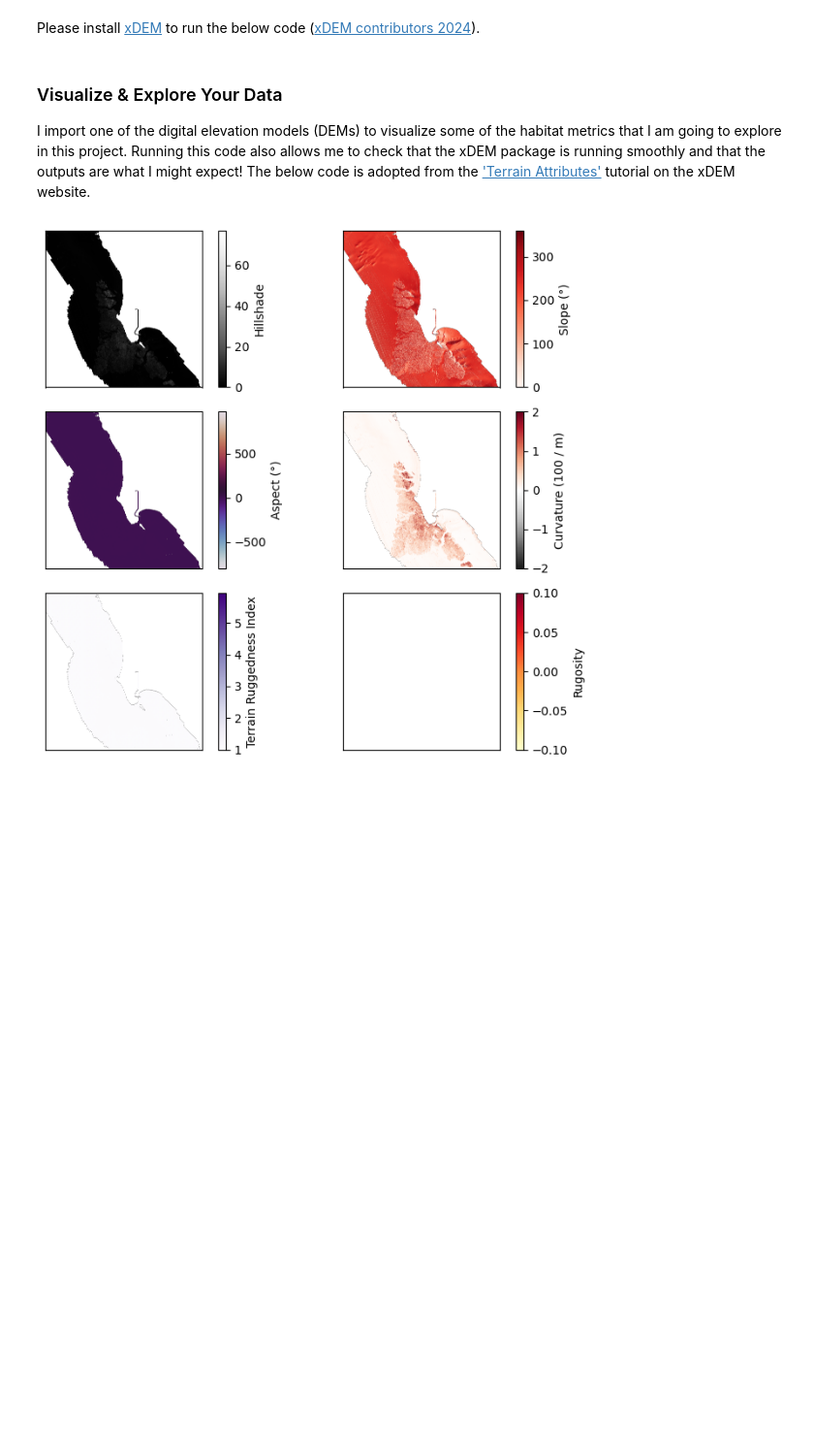
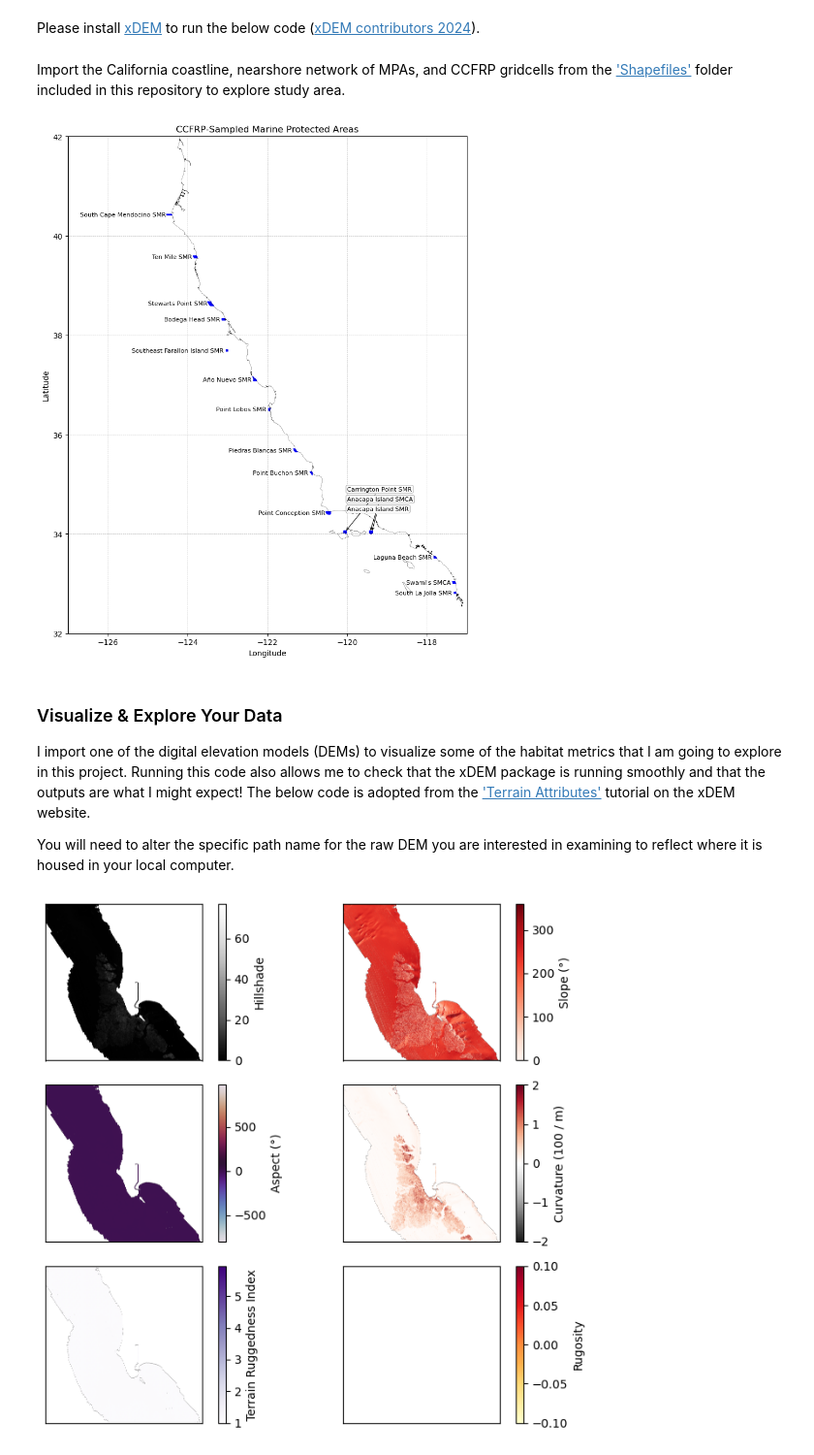
Before and after one commit to daleycarolinec/ms263, a Jupyter notebook: Calculate Habitat Metrics with xDEM.ipynb, the cells around one changed output. Shown: that part at 97% size. Cells and saved outputs as stored; diff of their text form; code cells hidden in the pictures; blank space fills up the shorter version.

```diff
--- a/Calculate Habitat Metrics with xDEM.ipynb
+++ b/Calculate Habitat Metrics with xDEM.ipynb
@@ -16,8 +16,86 @@ import rioxarray
 import numpy as np
 import xarray as xr
 from rasterio.features import geometry_mask
+# %% [markdown]
+Import the California coastline, nearshore network of MPAs, and CCFRP gridcells from the ['Shapefiles'](http://localhost:8888/lab/tree/Python%20Repository/Shapefiles) folder included in this repository to explore study area.
+# %%
+grid_cells_shp = "C:\\Users\\FELAB\\Documents\\MS263\\Python Repository\\Shapefiles\\CCFRP_Grid_Cells_2021.shp"
+grid_cells = gpd.read_file(grid_cells_shp)
+
+ccfrp_mpas_shp = "C:\\Users\\FELAB\\Documents\\MS263\\Python Repository\\Shapefiles\\ccfrp_mpas.shp"
+ccfrp_mpas = gpd.read_file(ccfrp_mpas_shp)
+
+if grid_cells.crs != ccfrp_mpas.crs:
+    ccfrp_mpas = ccfrp_mpas.to_crs(grid_cells.crs)
+
+ca_coast_shp = "C:\\Users\\FELAB\\Documents\\MS263\\Python Repository\\Shapefiles\\CA_Shoreline.shp"
+ca_coast = gpd.read_file(ca_coast_shp)
+
+if grid_cells.crs != ca_coast.crs:
+    ca_coast = ca_coast.to_crs(grid_cells.crs)
+# %%
+fig, ax = plt.subplots(figsize=(12, 10))
+
+# Plot the coastline and grid cells
+ca_coast.plot(ax=ax, color='black', edgecolor='black', linewidth=0.2)
+ccfrp_mpas.plot(ax=ax, column='NAME', color='blue', edgecolor='blue', linewidth=1)
+
+# Label with arrows for specific crowded MPAs
+label_overrides = {
+    'Carrington Point SMR': (-120, 34.9),
+    'Anacapa Island SMCA': (-120, 34.7),
+    'Anacapa Island SMR': (-120, 34.5)
+}
+
+# The following labeling code was lifted from Chat GPT:
+# First, draw all the normal labels (skip the overridden ones)
+for idx, row in ccfrp_mpas.iterrows():
+    if row.geometry.is_empty:
+        continue
+    name = row['NAME']
+    centroid = row.geometry.centroid
+    if name not in label_overrides:
+        ax.text(centroid.x - 0.08, centroid.y, str(name),
+                fontsize=8, ha='right', va='center', color='black')
+
+# Then add custom annotations with arrows for crowded labels
+for name, (label_x, label_y) in label_overrides.items():
+    row = ccfrp_mpas[ccfrp_mpas['NAME'] == name].iloc[0]
+    centroid = row.geometry.centroid
+    ax.annotate(name,
+                xy=(centroid.x, centroid.y),           # Point to polygon
+                xytext=(label_x, label_y),              # Place label here
+                textcoords='data',
+                fontsize=8,
+                ha='left',
+                va='center',
+                arrowprops=dict(arrowstyle='->', color='black', lw=0.8),
+                bbox=dict(boxstyle='round,pad=0.2', fc='white', ec='gray', lw=0.5))
+
+# Formatting
+ax.set_title('CCFRP-Sampled Marine Protected Areas',)
+ax.set_xlabel('Longitude')
+ax.set_ylabel('Latitude')
+ax.tick_params(labelsize=10)
+ax.grid(True, which='both', color='gray', linewidth=0.5, linestyle='--', alpha=0.5)
+ax.set_ylim([32, 42])
+ax.set_xlim([-127, -117])
+
+plt.tight_layout()
+
+output_dir = "C:\\Users\\FELAB\\Documents\\MS263\\Python Repository\\Figures"
+
+output_path = os.path.join(output_dir, "CCFRP_MPA_map.png")
+plt.savefig(output_path, dpi=300)
+
+
+plt.show()
+# %% [output]
+[figure, added]
 # %% [markdown]
 ### Visualize & Explore Your Data
 
 I import one of the digital elevation models (DEMs) to visualize some of the habitat metrics that I am going to explore in this project. Running this code also allows me to check that the xDEM package is running smoothly and that the outputs are what I might expect! The below code is adopted from the ['Terrain Attributes'](https://xdem.readthedocs.io/en/stable/basic_examples/plot_terrain_attributes.html#sphx-glr-basic-examples-plot-terrain-attributes-py) tutorial on the xDEM website.
+
+You will need to alter the specific path name for the raw DEM you are interested in examining to reflect where it is housed in your local computer.
 # %%
```
Also changed, not shown: parts of 8 cells of this notebook, 4 other files.
